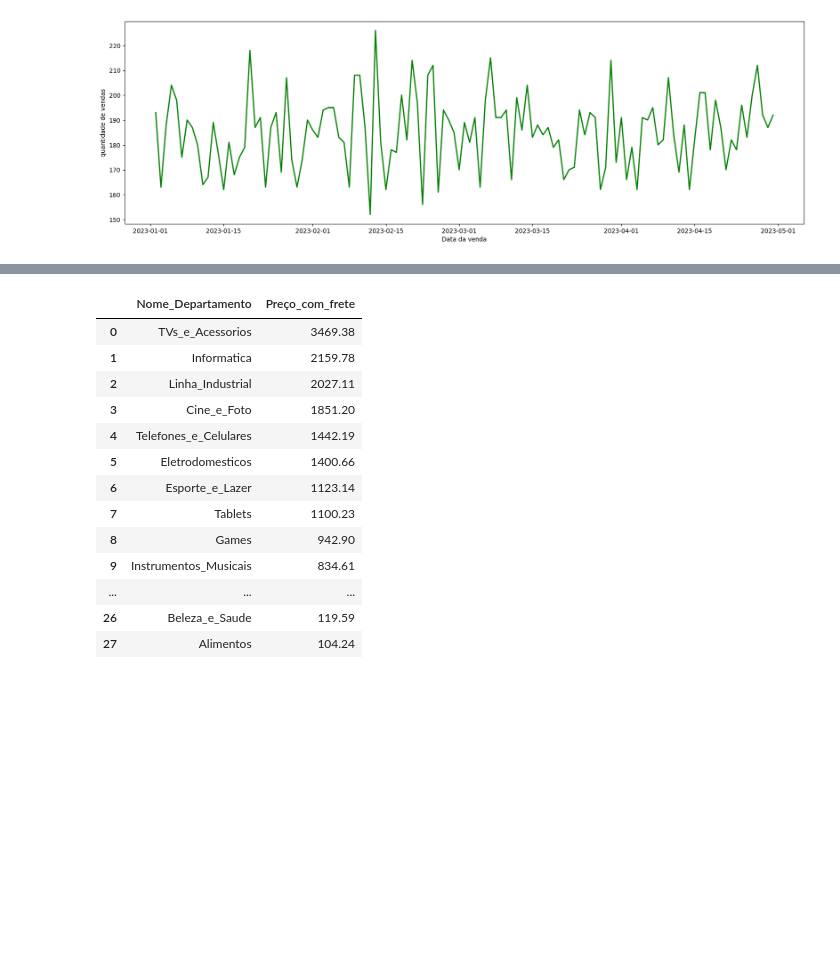
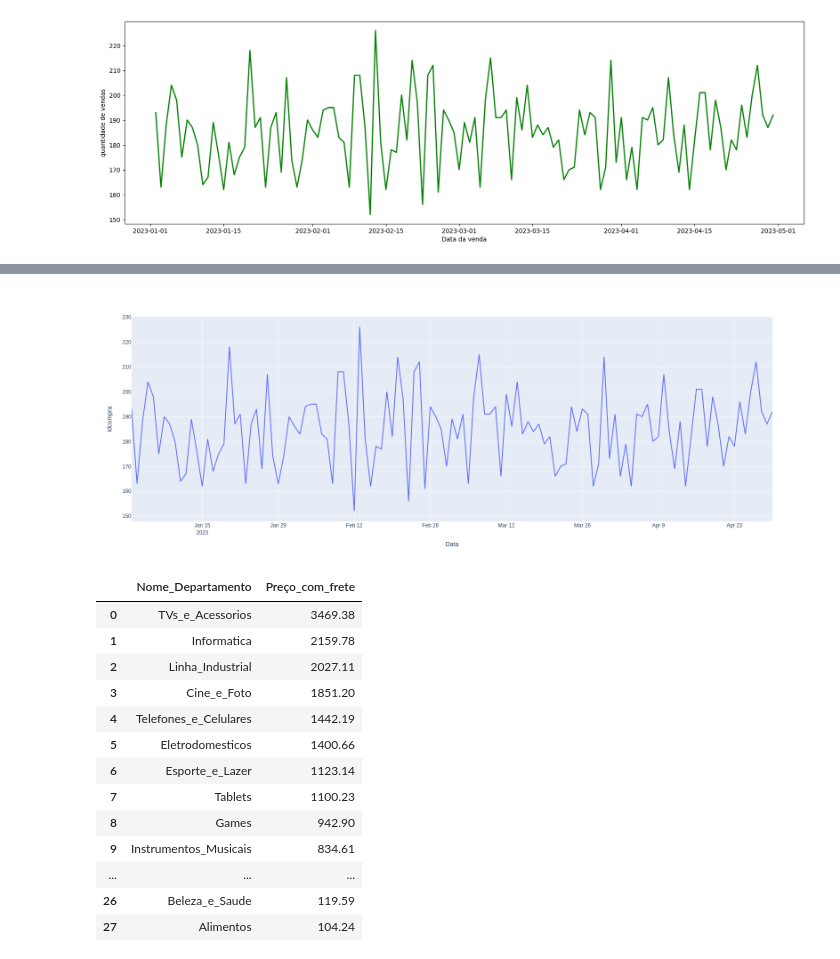
Before and after one commit to vcautela/Lib_Pandas_Matplot_Plotly, a Jupyter notebook: Case_2_Varejo.ipynb, the cells around one changed output, grey strips where cells are left out. Drawn from its saved outputs; the diff is of its cells as text; code cells hidden in the pictures; blank space fills up the shorter version.

```diff
--- a/Case_2_Varejo.ipynb
+++ b/Case_2_Varejo.ipynb
@@ -540,11 +540,5 @@ plt.plot(x, y, color="green", linewidth="2")
 # Código para criar o gráfico
 fig = px.line(venda_por_data, x="Data", y="idcompra")
 
-# Salvar como imagem
-fig.write_image("grafico.png")
-
-# Salvar como HTML
-fig.write_html("grafico.html")
-
-fig
+fig.show(renderer="png", width=1600, height=600)
 # %% [output]
@@ -552,3 +545,4 @@ fig
+[figure, added]
 # %%
 agg_dept_preco = round(vendas_correto.groupby("Nome_Departamento")["Preço_com_frete"].agg("mean").sort_values(ascending=False).reset_index(), 2)
 agg_dept_preco
```
Also changed, not shown: parts of 1 cell of this notebook.
